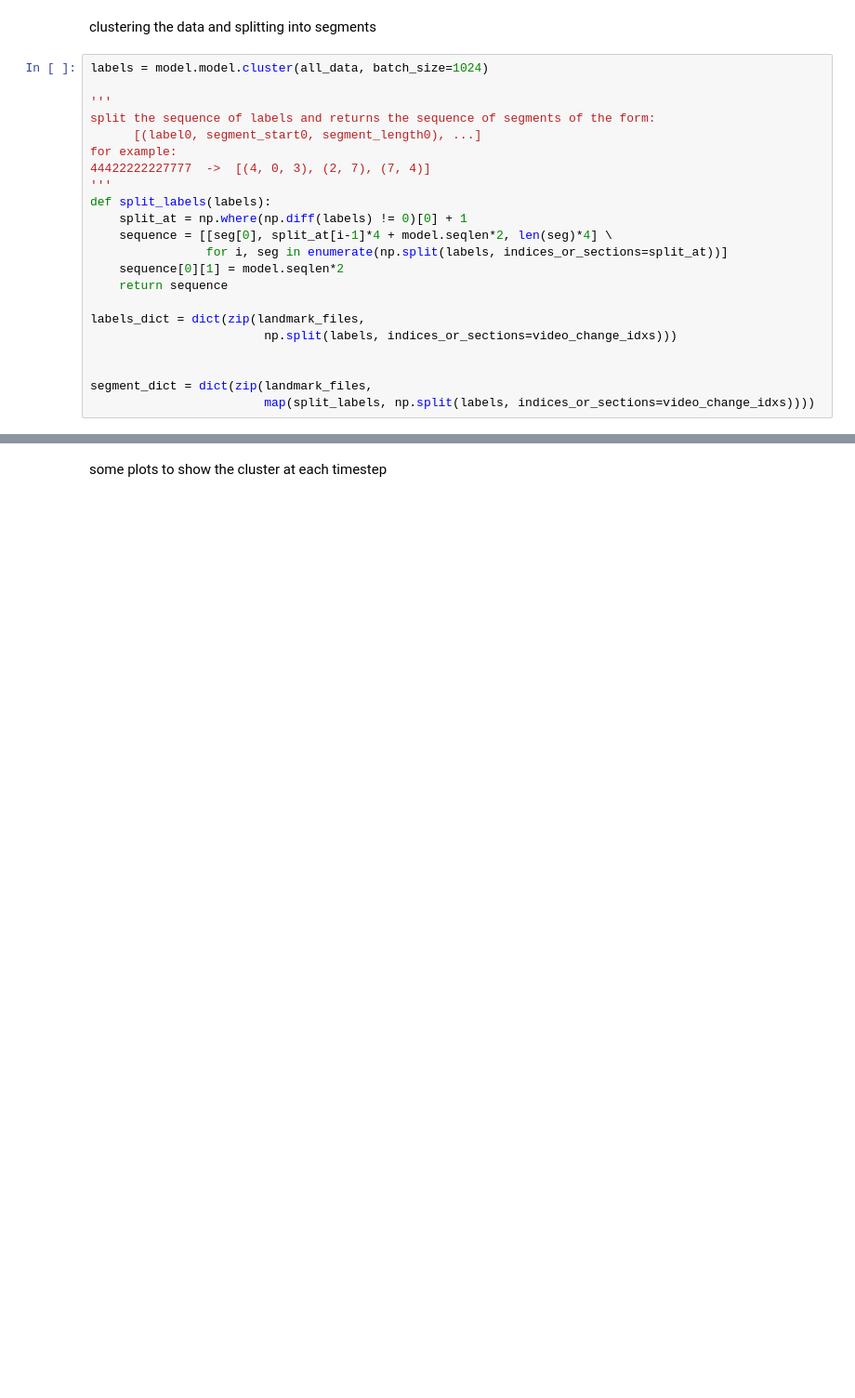
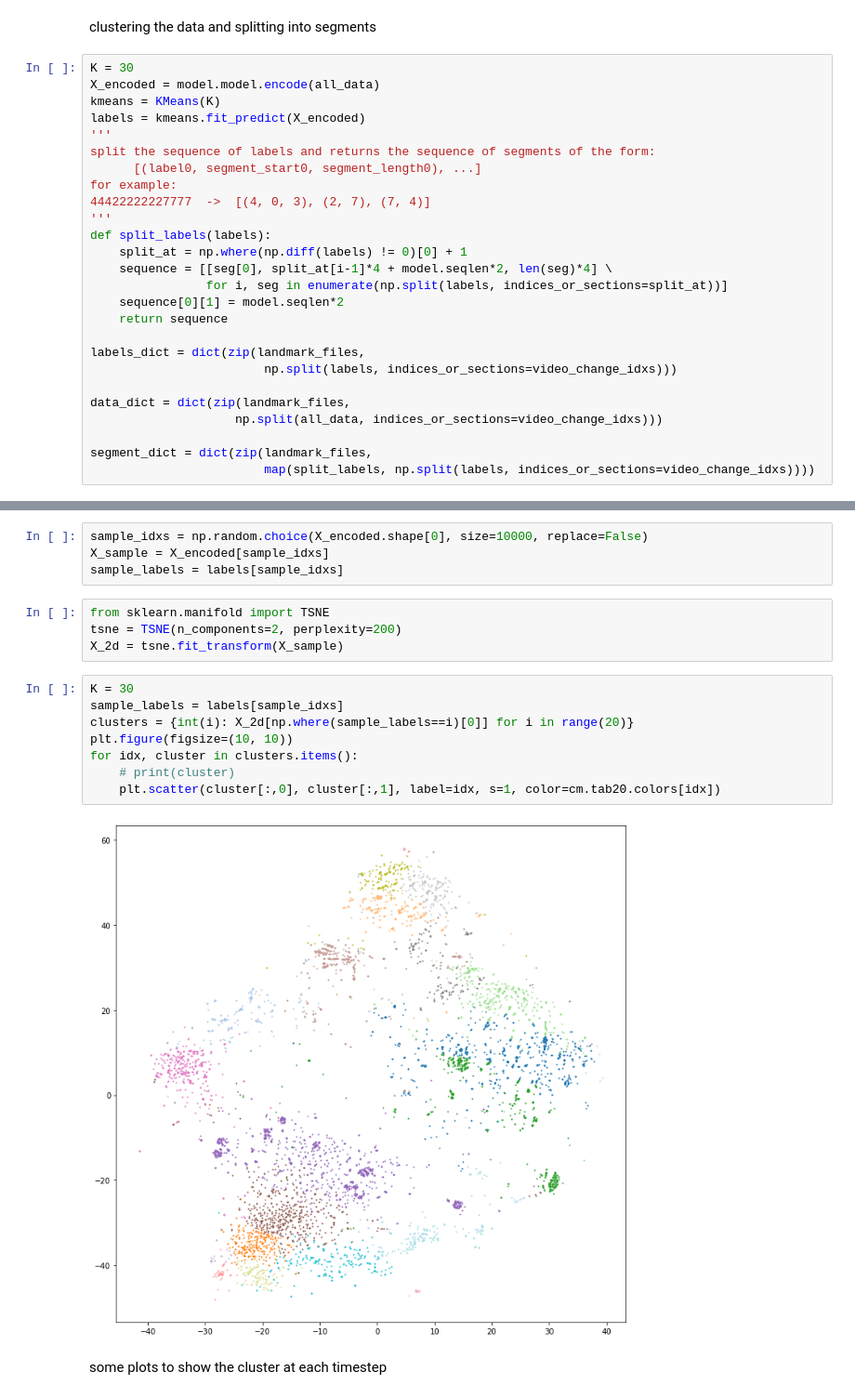
Before and after one commit to ysterin/deep_cluster, a Jupyter notebook: autoencoder KMeans.ipynb, the cells around one changed output, grey strips where cells are left out. Shown at 93% size. Cells and saved outputs as stored; diff of their text form; blank space fills up the shorter version.

```diff
--- a/autoencoder KMeans.ipynb
+++ b/autoencoder KMeans.ipynb
@@ -83,8 +103,10 @@ all_data = ConcatDataset(all_data)
 # %% [markdown]
 clustering the data and splitting into segments
 # %%
-labels = model.model.cluster(all_data, batch_size=1024)
-
+K = 30
+X_encoded = model.model.encode(all_data)
+kmeans = KMeans(K)
+labels = kmeans.fit_predict(X_encoded)
 '''
 split the sequence of labels and returns the sequence of segments of the form:
       [(label0, segment_start0, segment_length0), ...]
@@ -101,6 +123,8 @@ def split_labels(labels):
 labels_dict = dict(zip(landmark_files,
                         np.split(labels, indices_or_sections=video_change_idxs)))
 
+data_dict = dict(zip(landmark_files,
+                    np.split(all_data, indices_or_sections=video_change_idxs)))
 
 segment_dict = dict(zip(landmark_files,
                         map(split_labels, np.split(labels, indices_or_sections=video_change_idxs))))
@@ -107,2 +133,20 @@ segment_dict = dict(zip(landmark_files,
+# %%
+sample_idxs = np.random.choice(X_encoded.shape[0], size=10000, replace=False)
+X_sample = X_encoded[sample_idxs]
+sample_labels = labels[sample_idxs]
+# %%
+from sklearn.manifold import TSNE
+tsne = TSNE(n_components=2, perplexity=200)
+X_2d = tsne.fit_transform(X_sample)
+# %%
+K = 30
+sample_labels = labels[sample_idxs]
+clusters = {int(i): X_2d[np.where(sample_labels==i)[0]] for i in range(20)}
+plt.figure(figsize=(10, 10))
+for idx, cluster in clusters.items():
+    # print(cluster)
+    plt.scatter(cluster[:,0], cluster[:,1], label=idx, s=1, color=cm.tab20.colors[idx])
+# %% [output]
+[figure, added]
 # %% [markdown]
 some plots to show the cluster at each timestep
```
Also changed, not shown: parts of 14 cells of this notebook.
